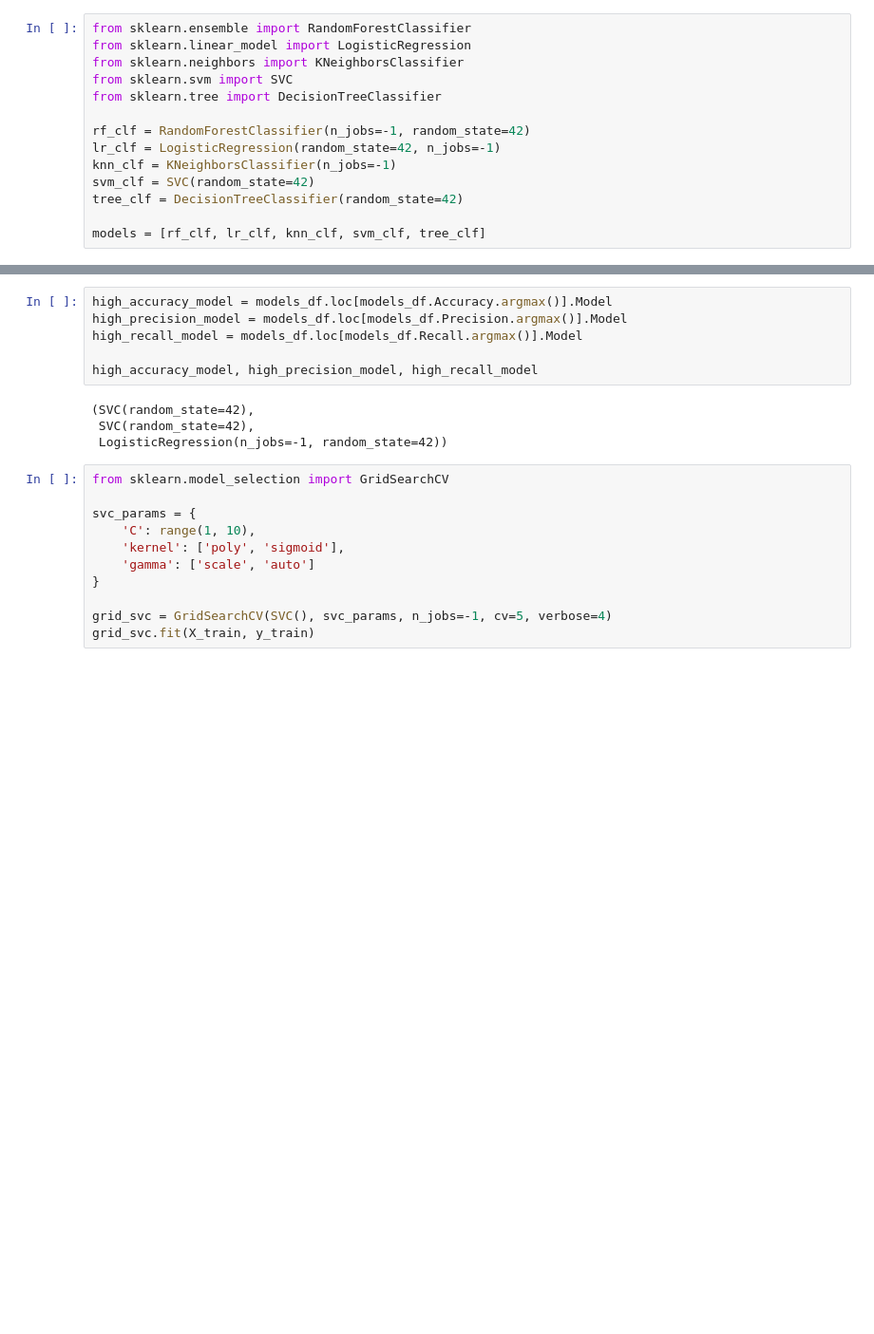
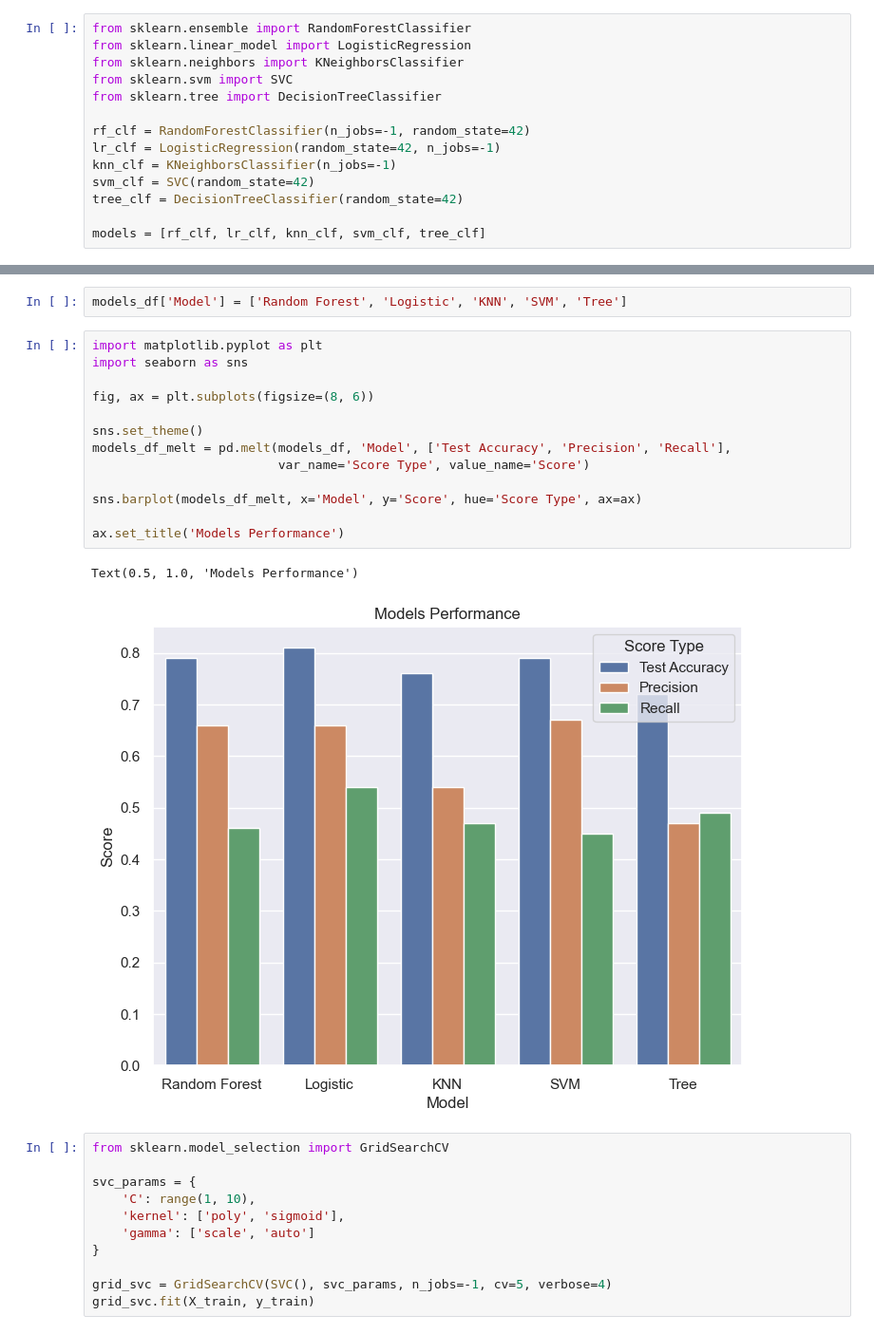
Before and after one commit to ElOuarary/Customer_Churn_Prediction, a Jupyter notebook: notebooks/models.ipynb, the cells around one changed output, grey strips where cells are left out. Shown: that part at 95% size. Drawn from its saved outputs; the diff is of its cells as text; blank space fills up the shorter version.

```diff
--- a/notebooks/models.ipynb
+++ b/notebooks/models.ipynb
@@ -134,13 +138,21 @@ models_df
-# %%
-high_accuracy_model = models_df.loc[models_df.Accuracy.argmax()].Model
-high_precision_model = models_df.loc[models_df.Precision.argmax()].Model
-high_recall_model = models_df.loc[models_df.Recall.argmax()].Model
-
-high_accuracy_model, high_precision_model, high_recall_model
-# %% [output]
-(SVC(random_state=42),
- SVC(random_state=42),
- LogisticRegression(n_jobs=-1, random_state=42))
+# %%
+models_df['Model'] = ['Random Forest', 'Logistic', 'KNN', 'SVM', 'Tree']
+# %%
+import matplotlib.pyplot as plt
+import seaborn as sns
+
+fig, ax = plt.subplots(figsize=(8, 6))
+
+sns.set_theme()
+models_df_melt = pd.melt(models_df, 'Model', ['Test Accuracy', 'Precision', 'Recall'],
+                         var_name='Score Type', value_name='Score')
+
+sns.barplot(models_df_melt, x='Model', y='Score', hue='Score Type', ax=ax)
+
+ax.set_title('Models Performance')
+# %% [output]
+Text(0.5, 1.0, 'Models Performance')
+[figure, added]
 # %%
 from sklearn.model_selection import GridSearchCV
 
```
Also changed, not shown: parts of 6 cells of this notebook, 1 other file.
